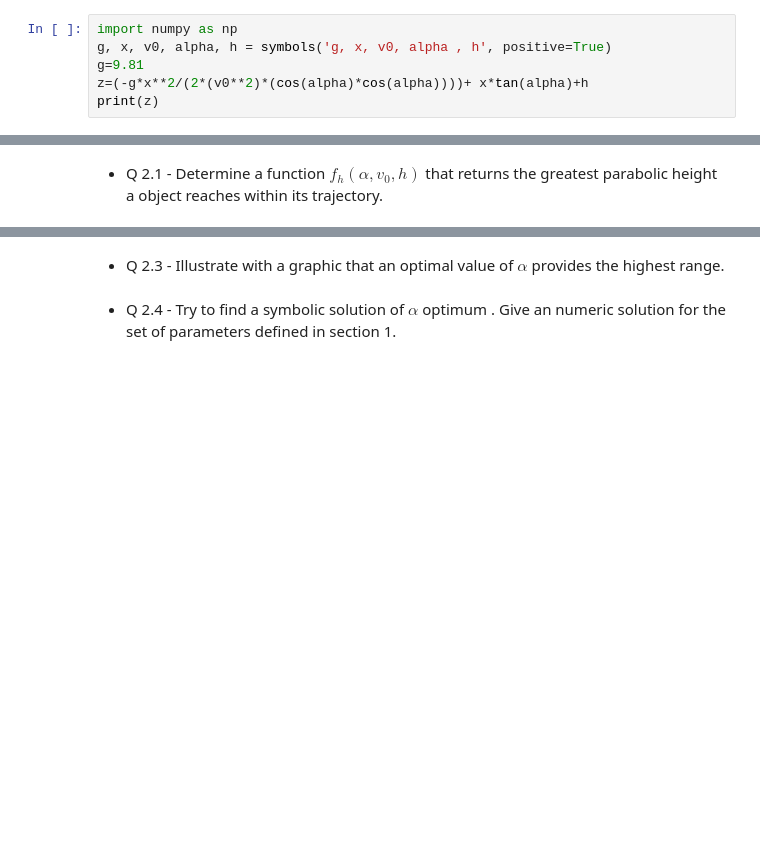
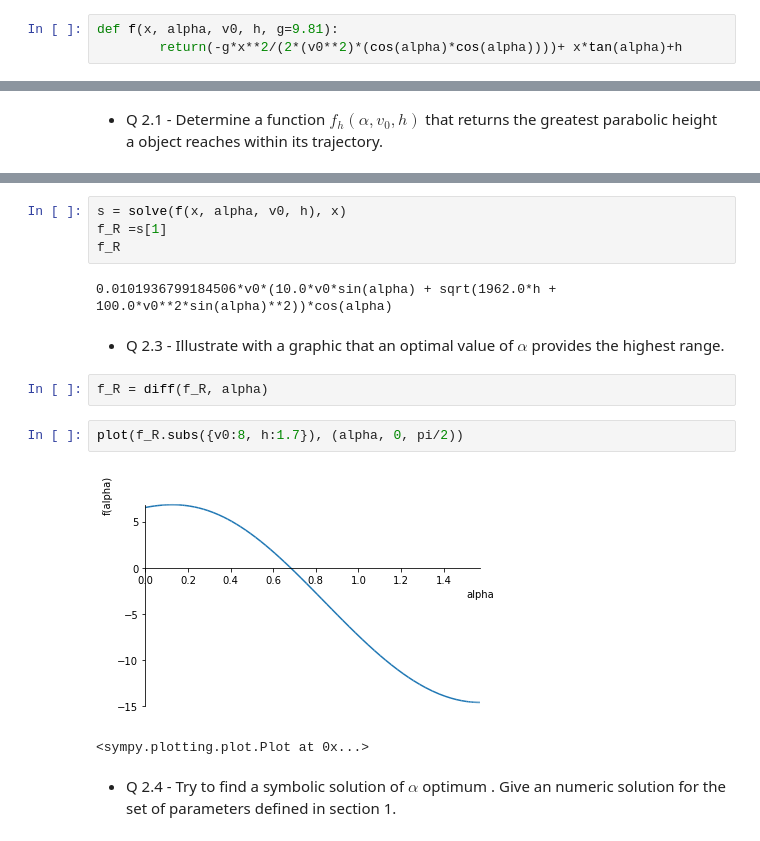
Before and after one commit to Bismark28/CAD1-sympy, a Jupyter notebook: lab3.ipynb, the cells around one changed output, grey strips where cells are left out. Saved outputs shown, nothing was run; the diff lists cells and outputs as text; blank space fills up the shorter version.

```diff
--- a/lab3.ipynb
+++ b/lab3.ipynb
@@ -24,6 +30,3 @@ where $g$ is the acceleration of gravity (9.81 $ms^{−2}$ ), $v_{0}$ is the ini
 # %%
-import numpy as np
-g, x, v0, alpha, h = symbols('g, x, v0, alpha , h', positive=True)
-g=9.81
-z=(-g*x**2/(2*(v0**2)*(cos(alpha)*cos(alpha))))+ x*tan(alpha)+h
-print(z)
+def f(x, alpha, v0, h, g=9.81):
+        return(-g*x**2/(2*(v0**2)*(cos(alpha)*cos(alpha))))+ x*tan(alpha)+h
@@ -90,4 +99,17 @@ along the x axis.
+# %%
+s = solve(f(x, alpha, v0, h), x)
+f_R =s[1]
+f_R
+# %% [output]
+0.0101936799184506*v0*(10.0*v0*sin(alpha) + sqrt(1962.0*h + 100.0*v0**2*sin(alpha)**2))*cos(alpha)
 # %% [markdown]
 * Q 2.3 - Illustrate with a graphic that an optimal value of $\alpha$ provides the highest range.
+# %%
+f_R = diff(f_R, alpha)
+# %%
+plot(f_R.subs({v0:8, h:1.7}), (alpha, 0, pi/2))
+# %% [output]
+[figure, added]
+<sympy.plotting.plot.Plot at 0x...>
 # %% [markdown]
 * Q 2.4 - Try to find a symbolic solution of $\alpha$ optimum . Give an numeric solution for the set of parameters defined in section 1.
```
Also changed, not shown: parts of 17 cells of this notebook, 2 other files.
